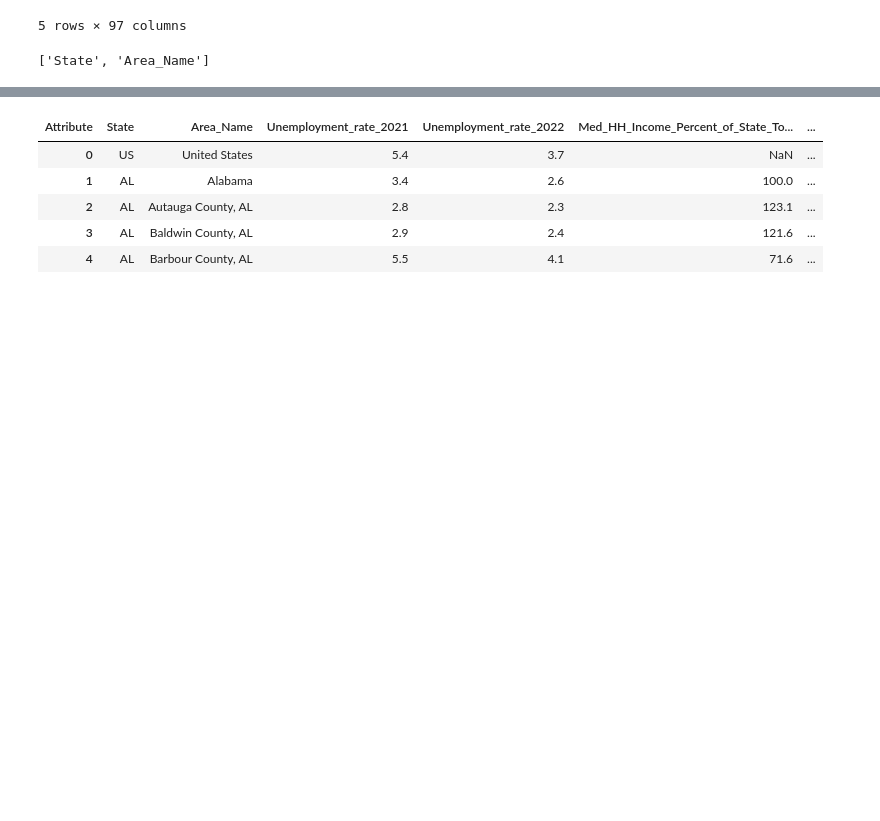
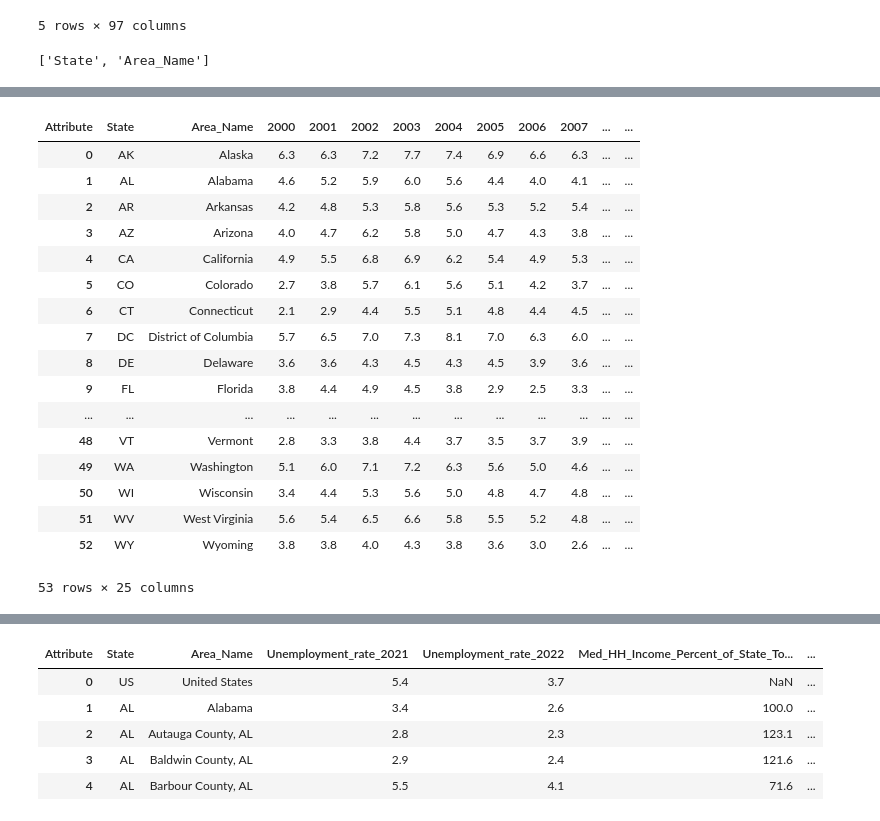
Before and after one commit to k2narendra/Income_vs_Health_Analysis, a Jupyter notebook: Notebook/Capstone_income_vs_Health.ipynb, the cells around one changed output, grey strips where cells are left out. Cells and saved outputs as stored; diff of their text form; code cells hidden in the pictures; blank space fills up the shorter version.

```diff
--- a/Notebook/Capstone_income_vs_Health.ipynb
+++ b/Notebook/Capstone_income_vs_Health.ipynb
@@ -314,3 +415,38 @@ state_df = pivoted_un.groupby('State', as_index=False).first()
 # %%
-state_df=state_df[['State', 'Area_Name', 'Unemployment_rate_2021', 'Unemployment_rate_2022', 'Median_Household_Income_2021']]
+state_df=state_df[['State', 'Area_Name', 'Unemployment_rate_2000', 'Unemployment_rate_2001', 'Unemployment_rate_2002', 'Unemployment_rate_2003',
+                  'Unemployment_rate_2004', 'Unemployment_rate_2005', 'Unemployment_rate_2006', 'Unemployment_rate_2007', 'Unemployment_rate_2008',
+                  'Unemployment_rate_2009', 'Unemployment_rate_2010', 'Unemployment_rate_2011', 'Unemployment_rate_2012', 'Unemployment_rate_2013',
+                  'Unemployment_rate_2014', 'Unemployment_rate_2015', 'Unemployment_rate_2016', 'Unemployment_rate_2017', 'Unemployment_rate_2018',
+                  'Unemployment_rate_2019', 'Unemployment_rate_2020', 'Unemployment_rate_2021', 'Unemployment_rate_2022']]
+# %%
+state_df=state_df.rename(columns={'Unemployment_rate_2000' : '2000',
+                          'Unemployment_rate_2001': '2001', 'Unemployment_rate_2002': '2002', 'Unemployment_rate_2003': '2003',
+                  'Unemployment_rate_2004': '2004', 'Unemployment_rate_2005': '2005', 'Unemployment_rate_2006': '2006',
+                    'Unemployment_rate_2007': '2007', 'Unemployment_rate_2008': '2008', 'Unemployment_rate_2009': '2009',
+                    'Unemployment_rate_2010': '2010', 'Unemployment_rate_2011': '2011', 'Unemployment_rate_2012': '2012',
+                    'Unemployment_rate_2013': '2013', 'Unemployment_rate_2014': '2014', 'Unemployment_rate_2015': '2015',
+                    'Unemployment_rate_2016': '2016', 'Unemployment_rate_2017': '2017', 'Unemployment_rate_2018': '2018',
+                  'Unemployment_rate_2019': '2019', 'Unemployment_rate_2020': '2020', 'Unemployment_rate_2021': '2021',
+                    'Unemployment_rate_2022': '2022'})
+# %%
+state_df
+# %% [output]
+| Attribute | State | Area_Name | 2000 | 2001 | 2002 | 2003 | 2004 | 2005 | 2006 | 2007 | ... | ... |
+| 0 | AK | Alaska | 6.3 | 6.3 | 7.2 | 7.7 | 7.4 | 6.9 | 6.6 | 6.3 | ... | ... |
+| 1 | AL | Alabama | 4.6 | 5.2 | 5.9 | 6.0 | 5.6 | 4.4 | 4.0 | 4.1 | ... | ... |
+| 2 | AR | Arkansas | 4.2 | 4.8 | 5.3 | 5.8 | 5.6 | 5.3 | 5.2 | 5.4 | ... | ... |
+| 3 | AZ | Arizona | 4.0 | 4.7 | 6.2 | 5.8 | 5.0 | 4.7 | 4.3 | 3.8 | ... | ... |
+| 4 | CA | California | 4.9 | 5.5 | 6.8 | 6.9 | 6.2 | 5.4 | 4.9 | 5.3 | ... | ... |
+| 5 | CO | Colorado | 2.7 | 3.8 | 5.7 | 6.1 | 5.6 | 5.1 | 4.2 | 3.7 | ... | ... |
+| 6 | CT | Connecticut | 2.1 | 2.9 | 4.4 | 5.5 | 5.1 | 4.8 | 4.4 | 4.5 | ... | ... |
+| 7 | DC | District of Columbia | 5.7 | 6.5 | 7.0 | 7.3 | 8.1 | 7.0 | 6.3 | 6.0 | ... | ... |
+| 8 | DE | Delaware | 3.6 | 3.6 | 4.3 | 4.5 | 4.3 | 4.5 | 3.9 | 3.6 | ... | ... |
+| 9 | FL | Florida | 3.8 | 4.4 | 4.9 | 4.5 | 3.8 | 2.9 | 2.5 | 3.3 | ... | ... |
+| ... | ... | ... | ... | ... | ... | ... | ... | ... | ... | ... | ... | ... |
+| 48 | VT | Vermont | 2.8 | 3.3 | 3.8 | 4.4 | 3.7 | 3.5 | 3.7 | 3.9 | ... | ... |
+| 49 | WA | Washington | 5.1 | 6.0 | 7.1 | 7.2 | 6.3 | 5.6 | 5.0 | 4.6 | ... | ... |
+| 50 | WI | Wisconsin | 3.4 | 4.4 | 5.3 | 5.6 | 5.0 | 4.8 | 4.7 | 4.8 | ... | ... |
+| 51 | WV | West Virginia | 5.6 | 5.4 | 6.5 | 6.6 | 5.8 | 5.5 | 5.2 | 4.8 | ... | ... |
+| 52 | WY | Wyoming | 3.8 | 3.8 | 4.0 | 4.3 | 3.8 | 3.6 | 3.0 | 2.6 | ... | ... |
+53 rows × 25 columns
 # %%
```
Also changed, not shown: parts of 36 cells of this notebook.
